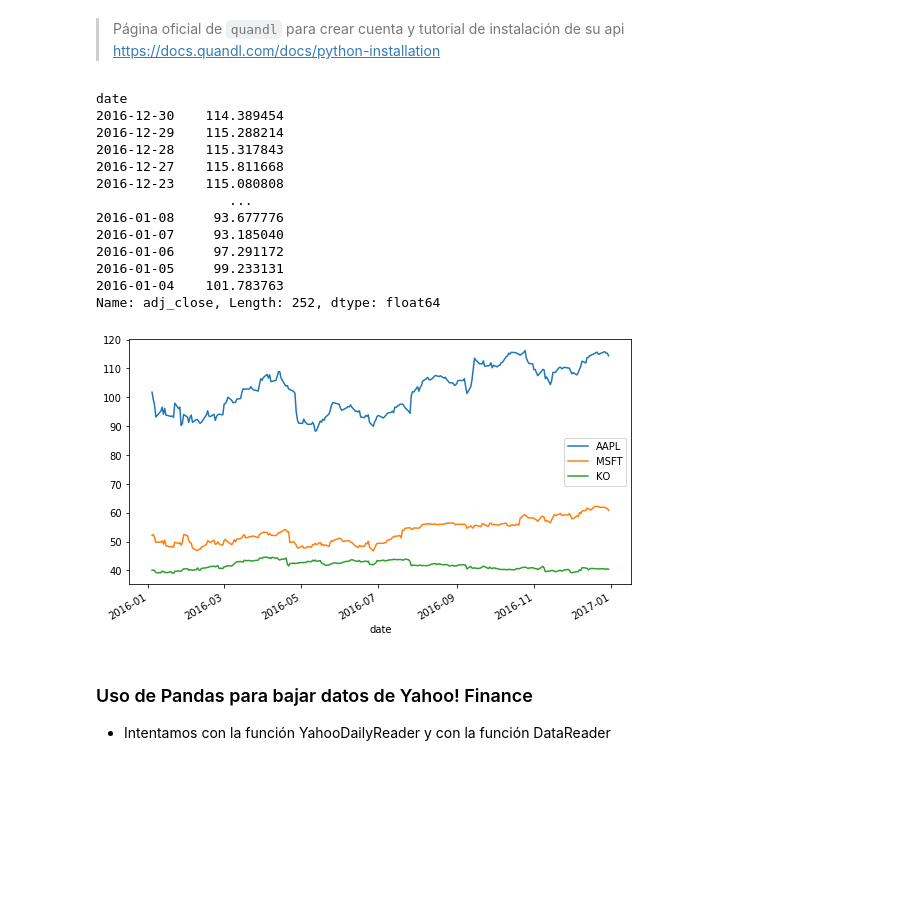
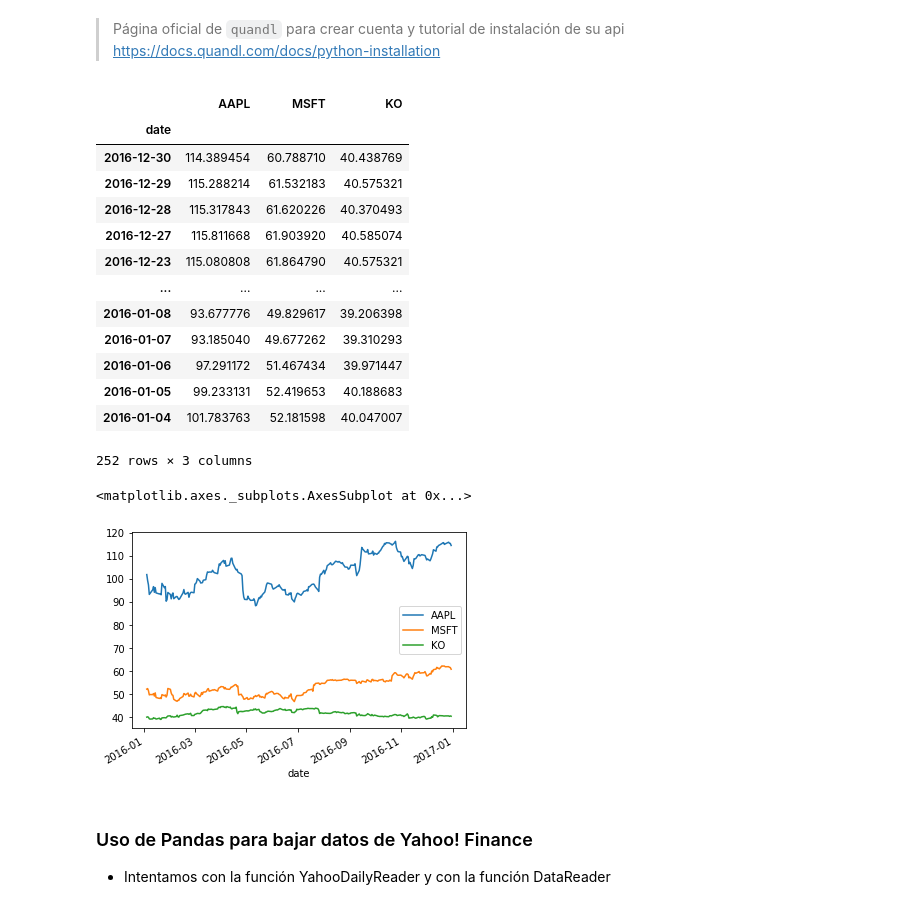
Before and after one commit to violetarcia/SPF-2019-II, a Jupyter notebook: TEMA-3/Clase17_DescargaHistoricosOpciones.ipynb, the cells around one changed output. Cells and saved outputs as stored; diff of their text form; code cells hidden in the pictures; blank space fills up the shorter version.

```diff
--- a/TEMA-3/Clase17_DescargaHistoricosOpciones.ipynb
+++ b/TEMA-3/Clase17_DescargaHistoricosOpciones.ipynb
@@ -188,27 +276,31 @@ data = data.set_index('date') # Poner los índices como las fechas
 
 # Seleccionar los ADJ_CLOSE de ticker
 data_n = [data.loc[data['ticker']== i,'adj_close'] for i in ticker]
-data_n[0]
-
+data_n = pd.concat(data_n,axis=1)
+data_n.columns = ticker
+data_n
 #### data.loc[data['ticker']=='AAPL','adj_close']
 # %% [output]
+|  | AAPL | MSFT | KO |
+| date |  |  |  |
+| 2016-12-30 | 114.389454 | 60.788710 | 40.438769 |
+| 2016-12-29 | 115.288214 | 61.532183 | 40.575321 |
+| 2016-12-28 | 115.317843 | 61.620226 | 40.370493 |
+| 2016-12-27 | 115.811668 | 61.903920 | 40.585074 |
+| 2016-12-23 | 115.080808 | 61.864790 | 40.575321 |
+| ... | ... | ... | ... |
+| 2016-01-08 | 93.677776 | 49.829617 | 39.206398 |
+| 2016-01-07 | 93.185040 | 49.677262 | 39.310293 |
+| 2016-01-06 | 97.291172 | 51.467434 | 39.971447 |
+| 2016-01-05 | 99.233131 | 52.419653 | 40.188683 |
+| 2016-01-04 | 101.783763 | 52.181598 | 40.047007 |
-date
-2016-12-30    114.389454
-2016-12-29    115.288214
-2016-12-28    115.317843
-2016-12-27    115.811668
-2016-12-23    115.080808
-                 ...
-2016-01-08     93.677776
-2016-01-07     93.185040
-2016-01-06     97.291172
-2016-01-05     99.233131
-2016-01-04    101.783763
-Name: adj_close, Length: 252, dtype: float64
+252 rows × 3 columns
 # %%
 # Gráfica de precios ---> 'data_n[i].plot'
+data_n.plot()
 # %% [output]
+<matplotlib.axes._subplots.AxesSubplot at 0x...>
-[figure, old version]
+[figure, new version]
 # %% [markdown]
 ### Uso de Pandas para bajar datos de Yahoo! Finance
 * Intentamos con la función YahooDailyReader y con la función DataReader
```
Also changed, not shown: parts of 28 cells of this notebook.
